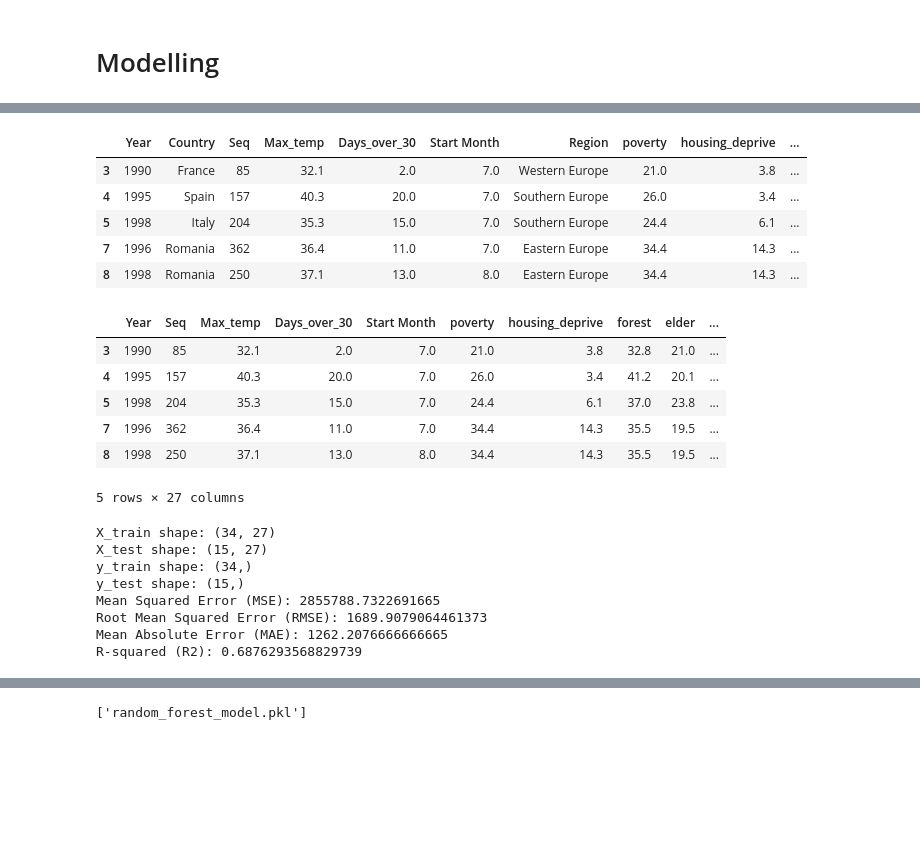
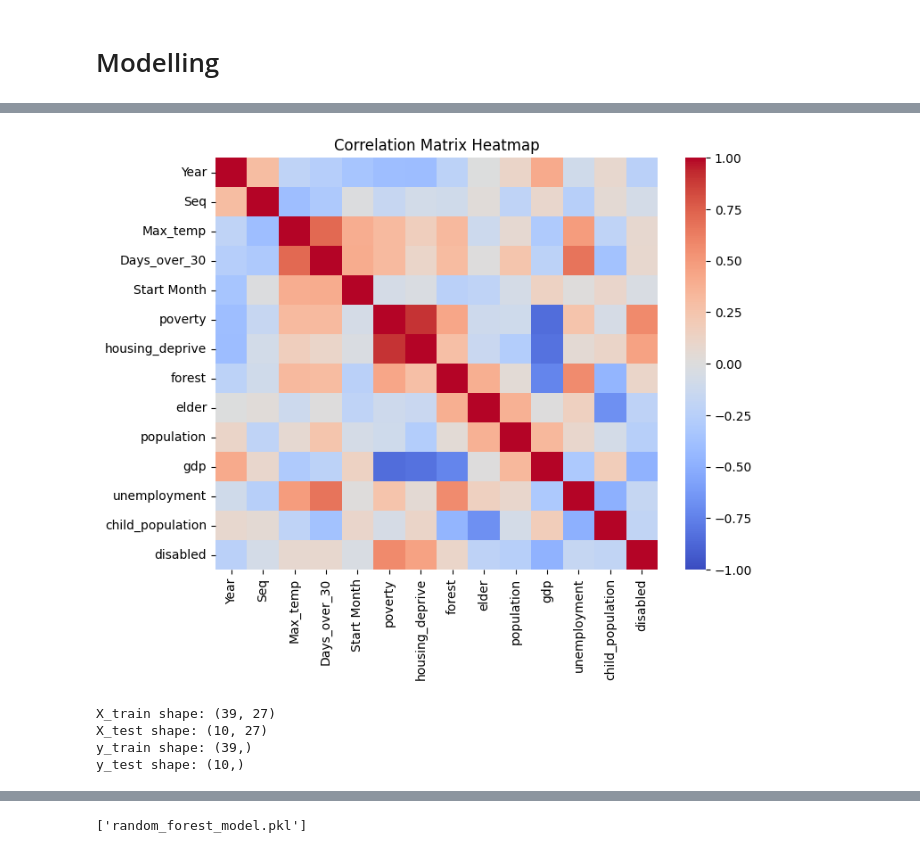
Before and after one commit to wentingjiang2022/mda_kuleuven, a Jupyter notebook: notebooks/data_processing_model.ipynb, the cells around one changed output, grey strips where cells are left out. Saved outputs shown, nothing was run; the diff lists cells and outputs as text; code cells hidden in the pictures; blank space fills up the shorter version.

```diff
--- a/notebooks/data_processing_model.ipynb
+++ b/notebooks/data_processing_model.ipynb
@@ -236,57 +240,27 @@ dummies = pd.get_dummies(df[columns_to_encode], columns=columns_to_encode, prefi
 # %%
-df.head()
+correlation_matrix = df.drop(columns_to_encode, axis=1).corr()
+plt.figure(figsize=(8, 6))
+sns.heatmap(correlation_matrix, annot=False, cmap='coolwarm', vmin=-1, vmax=1)
+plt.title('Correlation Matrix Heatmap')
+plt.savefig(image_folder + 'correlation_matrix.png')
+plt.show()
 # %% [output]
-|  | Year | Country | Seq | Max_temp | Days_over_30 | Start Month | Region | poverty | housing_deprive | ... |
-| 3 | 1990 | France | 85 | 32.1 | 2.0 | 7.0 | Western Europe | 21.0 | 3.8 | ... |
-| 4 | 1995 | Spain | 157 | 40.3 | 20.0 | 7.0 | Southern Europe | 26.0 | 3.4 | ... |
-| 5 | 1998 | Italy | 204 | 35.3 | 15.0 | 7.0 | Southern Europe | 24.4 | 6.1 | ... |
-| 7 | 1996 | Romania | 362 | 36.4 | 11.0 | 7.0 | Eastern Europe | 34.4 | 14.3 | ... |
-| 8 | 1998 | Romania | 250 | 37.1 | 13.0 | 8.0 | Eastern Europe | 34.4 | 14.3 | ... |
+[figure, added]
 # %%
 X = pd.concat([df, dummies], axis=1).drop(columns_to_encode, axis=1)
+#X.to_csv('../data/processed/model_ready.csv', index=None)
+
 y = df_model['Total Deaths']
 
 X_train, X_test, y_train, y_test = train_test_split(X, y,
-                                                    test_size=0.3, random_state=42)
+                                                    test_size=0.2, random_state=42)
+
+print("X_train shape:", X_train.shape)
+print("X_test shape:", X_test.shape)
+print("y_train shape:", y_train.shape)
+print("y_test shape:", y_test.shape)
+# %% [output]
+X_train shape: (39, 27)
+X_test shape: (10, 27)
+y_train shape: (39,)
+y_test shape: (10,)
-# %%
-#X.to_csv('../data/processed/model_ready.csv', index=None)
-X.head()
-# %% [output]
-|  | Year | Seq | Max_temp | Days_over_30 | Start Month | poverty | housing_deprive | forest | elder | ... |
-| 3 | 1990 | 85 | 32.1 | 2.0 | 7.0 | 21.0 | 3.8 | 32.8 | 21.0 | ... |
-| 4 | 1995 | 157 | 40.3 | 20.0 | 7.0 | 26.0 | 3.4 | 41.2 | 20.1 | ... |
-| 5 | 1998 | 204 | 35.3 | 15.0 | 7.0 | 24.4 | 6.1 | 37.0 | 23.8 | ... |
-| 7 | 1996 | 362 | 36.4 | 11.0 | 7.0 | 34.4 | 14.3 | 35.5 | 19.5 | ... |
-| 8 | 1998 | 250 | 37.1 | 13.0 | 8.0 | 34.4 | 14.3 | 35.5 | 19.5 | ... |
-5 rows × 27 columns
-# %%
-print("X_train shape:", X_train.shape)
-print("X_test shape:", X_test.shape)
-print("y_train shape:", y_train.shape)
-print("y_test shape:", y_test.shape)
-
-rf_model = RandomForestRegressor(n_estimators=400)
-rf_model.fit(X_train, y_train)
-
-y_pred = rf_model.predict(X_test)
-
-y_pred_train = rf_model.predict(X_train)
-
-mse = mean_squared_error(y_test, y_pred)
-rmse = mean_squared_error(y_test, y_pred, squared=False)
-mae = mean_absolute_error(y_test, y_pred)
-r2 = r2_score(y_test, y_pred)
-
-print("Mean Squared Error (MSE):", mse)
-print("Root Mean Squared Error (RMSE):", rmse)
-print("Mean Absolute Error (MAE):", mae)
-print("R-squared (R2):", r2)
-# %% [output]
-X_train shape: (34, 27)
-X_test shape: (15, 27)
-y_train shape: (34,)
-y_test shape: (15,)
-Mean Squared Error (MSE): 2855788.7322691665
-Root Mean Squared Error (RMSE): 1689.9079064461373
-Mean Absolute Error (MAE): 1262.2076666666665
-R-squared (R2): 0.6876293568829739
```
Also changed, not shown: parts of 17 cells of this notebook, 6 other files.
